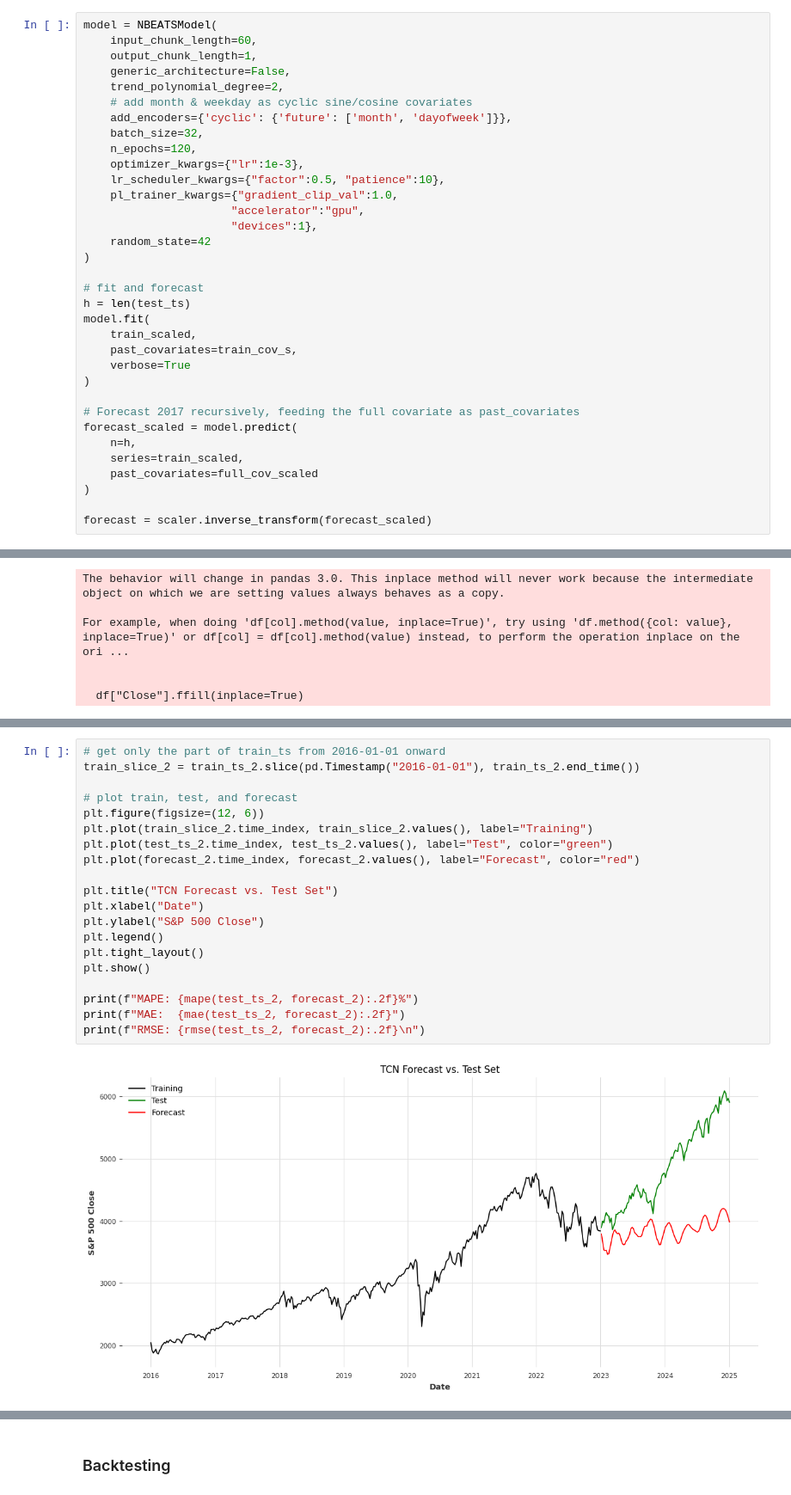
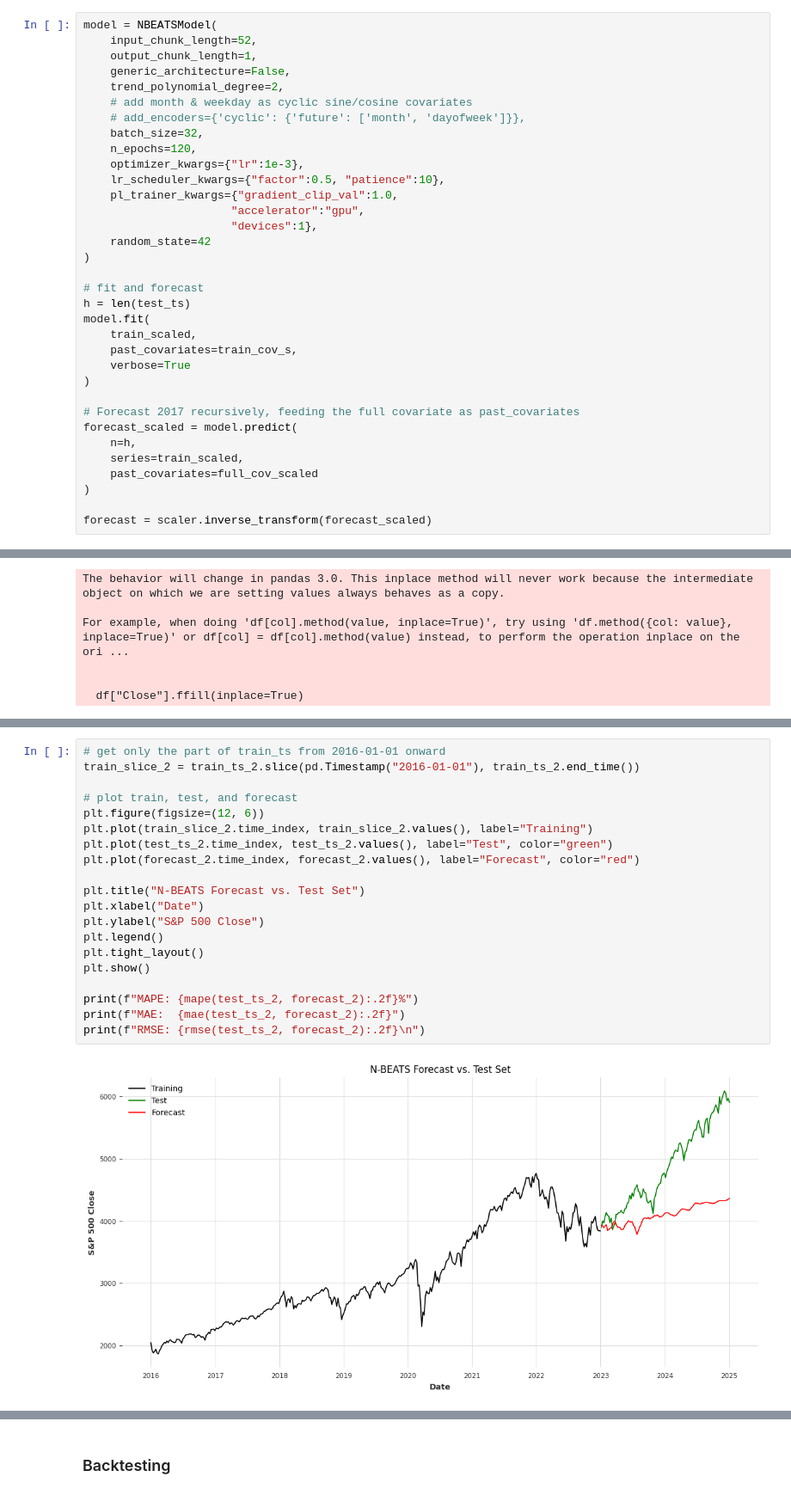
Before and after one commit to Isra3750/Time_series_forecasting_eval_SP500, a Jupyter notebook: Sp500/NBEATS_sp500.ipynb, the cells around one changed output, grey strips where cells are left out. Shown at 86% size. Drawn from its saved outputs; the diff is of its cells as text.

```diff
--- a/Sp500/NBEATS_sp500.ipynb
+++ b/Sp500/NBEATS_sp500.ipynb
@@ -61,12 +61,12 @@ For example, when doing 'df[col].method(value, inplace=True)', try using 'df.met
   df["Close"].ffill(inplace=True)
 # %%
 model = NBEATSModel(
-    input_chunk_length=60,
+    input_chunk_length=52,
     output_chunk_length=1,
     generic_architecture=False,
     trend_polynomial_degree=2,
     # add month & weekday as cyclic sine/cosine covariates
-    add_encoders={'cyclic': {'future': ['month', 'dayofweek']}},
+    # add_encoders={'cyclic': {'future': ['month', 'dayofweek']}},
     batch_size=32,
     n_epochs=120,
     optimizer_kwargs={"lr":1e-3},
@@ -234,22 +240,22 @@ LOCAL_RANK: 0 - CUDA_VISIBLE_DEVICES: [0]
 # %%
 # get only the part of train_ts from 2016-01-01 onward
 train_slice_2 = train_ts_2.slice(pd.Timestamp("2016-01-01"), train_ts_2.end_time())
 
 # plot train, test, and forecast
 plt.figure(figsize=(12, 6))
 plt.plot(train_slice_2.time_index, train_slice_2.values(), label="Training")
 plt.plot(test_ts_2.time_index, test_ts_2.values(), label="Test", color="green")
 plt.plot(forecast_2.time_index, forecast_2.values(), label="Forecast", color="red")
 
-plt.title("TCN Forecast vs. Test Set")
+plt.title("N-BEATS Forecast vs. Test Set")
 plt.xlabel("Date")
 plt.ylabel("S&P 500 Close")
 plt.legend()
 plt.tight_layout()
 plt.show()
 
 print(f"MAPE: {mape(test_ts_2, forecast_2):.2f}%")
 print(f"MAE:  {mae(test_ts_2, forecast_2):.2f}")
 print(f"RMSE: {rmse(test_ts_2, forecast_2):.2f}\n")
 # %% [output]
-[figure, old version]
+[figure, new version]
```
Also changed, not shown: parts of 7 cells of this notebook, 6 other files.
